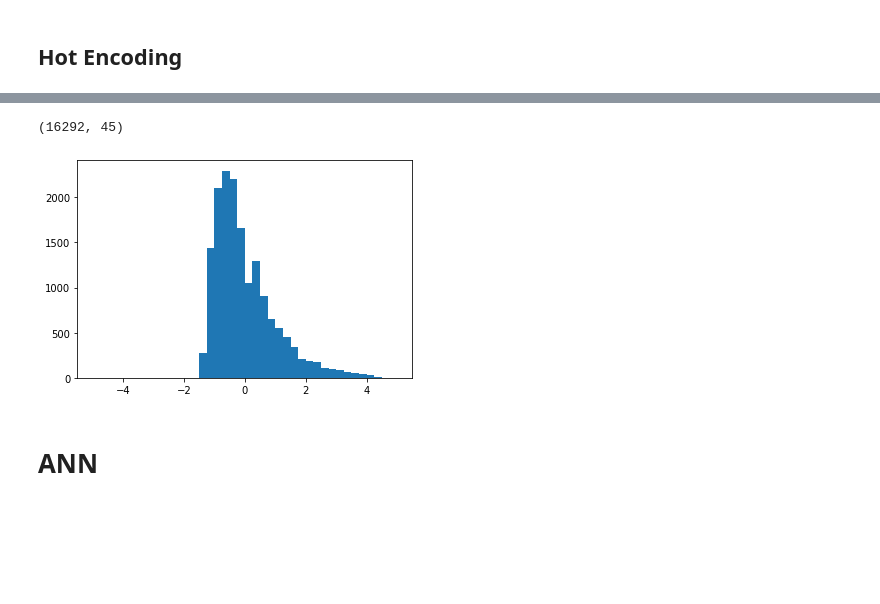
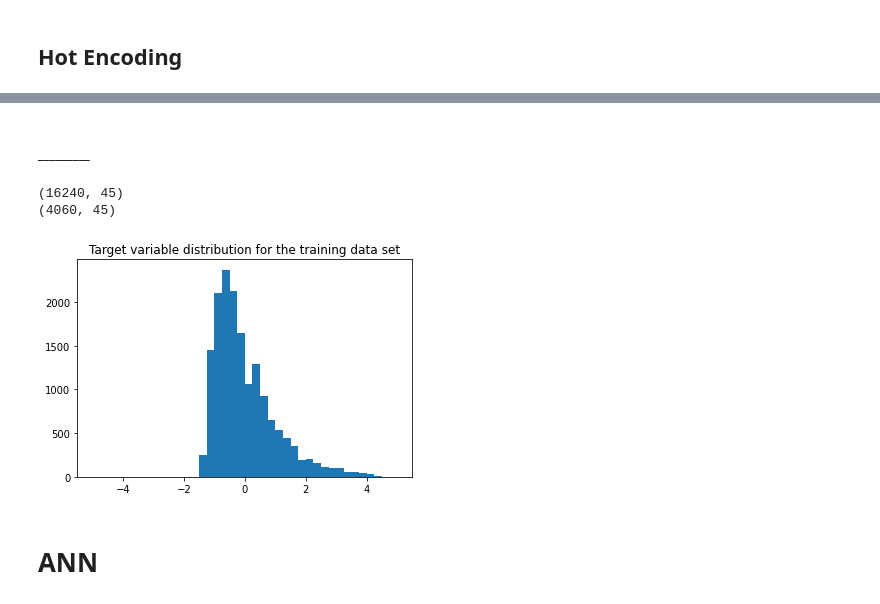
Before and after one commit to knoexus/swansea-M35-bddm, a Jupyter notebook: cw2/2023638.ipynb, the cells around one changed output, grey strips where cells are left out. Saved outputs shown, nothing was run; the diff lists cells and outputs as text; code cells hidden in the pictures; blank space fills up the shorter version.

```diff
--- a/cw2/2023638.ipynb
+++ b/cw2/2023638.ipynb
@@ -64,5 +90,8 @@ msno.heatmap(data)
 # %%
+## merge the given information about rooms
 data['Rooms'] = (data.apply(lambda row: (row.Rooms + row.Rooms2) / 2  if row.Rooms2 else row.Rooms, axis=1))
+## sometimes the data is misleading, so such cases need to be removed
+data = data[(data['Bathroom'] <= data['Rooms'] + 1.5)]
 # %%
 data.head()
 # %% [output]
@@ -245,0 +314,6 @@ def get_quantative(column_names):
+# %%
+# remove some outliers which break the picture
+data = data[(data['Car'].isnull()) | (data['Car'] < 12.5)]
+data = data[(data['Bathroom'].isnull()) | (data['Bathroom'] < 8.5)]
+data = data[(data['Landsize'].isnull()) | (data['Landsize'] < 8000)]
+data = data[(data['YearBuilt'].isnull()) | (data['YearBuilt'] > 1300)]
@@ -275,11 +392,16 @@ y_scaled_test = scaler_y.transform(y_test.reshape(len(y_test),1))[:,0]
+# %% [markdown]
+#### _________
 # %%
 print(x.shape)
+print(X_scaled_test.shape)
 n = x.shape[1]
 # %% [output]
-(16292, 45)
+(16240, 45)
+(4060, 45)
 # %%
 fig, ax = plt.subplots()
+ax.set_title("Target variable distribution for the training data set")
 hist = ax.hist(y, bins=40, range=[-5, 5])
 # %% [output]
-[figure, old version]
+[figure, new version]
 # %%
```
Also changed, not shown: parts of 65 cells of this notebook.
